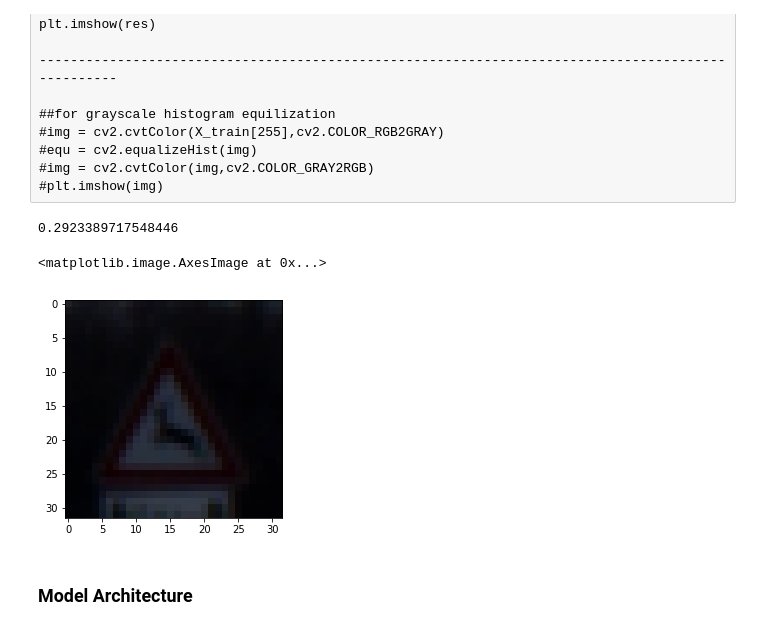
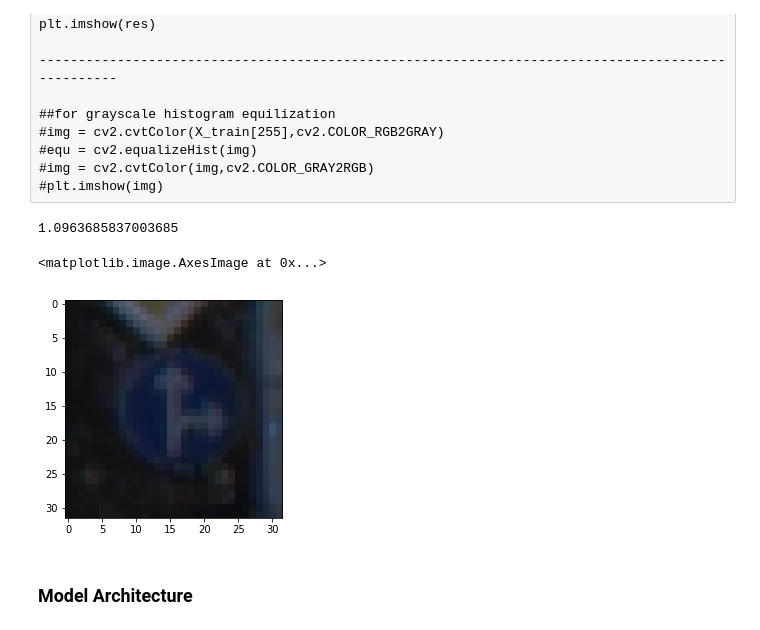
Before and after one commit to karanj1/SDCar, a Jupyter notebook: CarND-Traffic-Sign-Classifier-Project/Traffic_Sign_Classifier.ipynb, the cells around one changed output. Saved outputs shown, nothing was run; the diff lists cells and outputs as text; code cells hidden in the pictures.

```diff
--- a/CarND-Traffic-Sign-Classifier-Project/Traffic_Sign_Classifier.ipynb
+++ b/CarND-Traffic-Sign-Classifier-Project/Traffic_Sign_Classifier.ipynb
@@ -229,18 +232,19 @@ plt.imshow(res)
 #plt.imshow(img)
 # %%
 ###Adaptive Histogram equilization:
+##Images are stored in PPM format (Portable Pixmap, P6)
 
 
-image1 = cv2.cvtColor(a,cv2.COLOR_RGB2HSV)
+image1 = cv2.cvtColor(X_train[999],cv2.COLOR_RGB2HSV)
 brightness = .25+np.random.random()   #https://docs.python.org/2/library/random.html#random.random
 print(brightness)
 image1[:,:,2] = image1[:,:,2]*brightness
 image1 = cv2.cvtColor(image1,cv2.COLOR_HSV2RGB)
 plt.imshow(image1)
 # %% [output]
-0.2923389717548446
+1.0963685837003685
 <matplotlib.image.AxesImage at 0x...>
-[figure, old version]
+[figure, new version]
 # %%
 ### Preprocess the data here. Preprocessing steps could include normalization, converting to grayscale, etc.
 ### Feel free to use as many code cells as needed.
```
Also changed, not shown: parts of 11 cells of this notebook, 5 other files.
